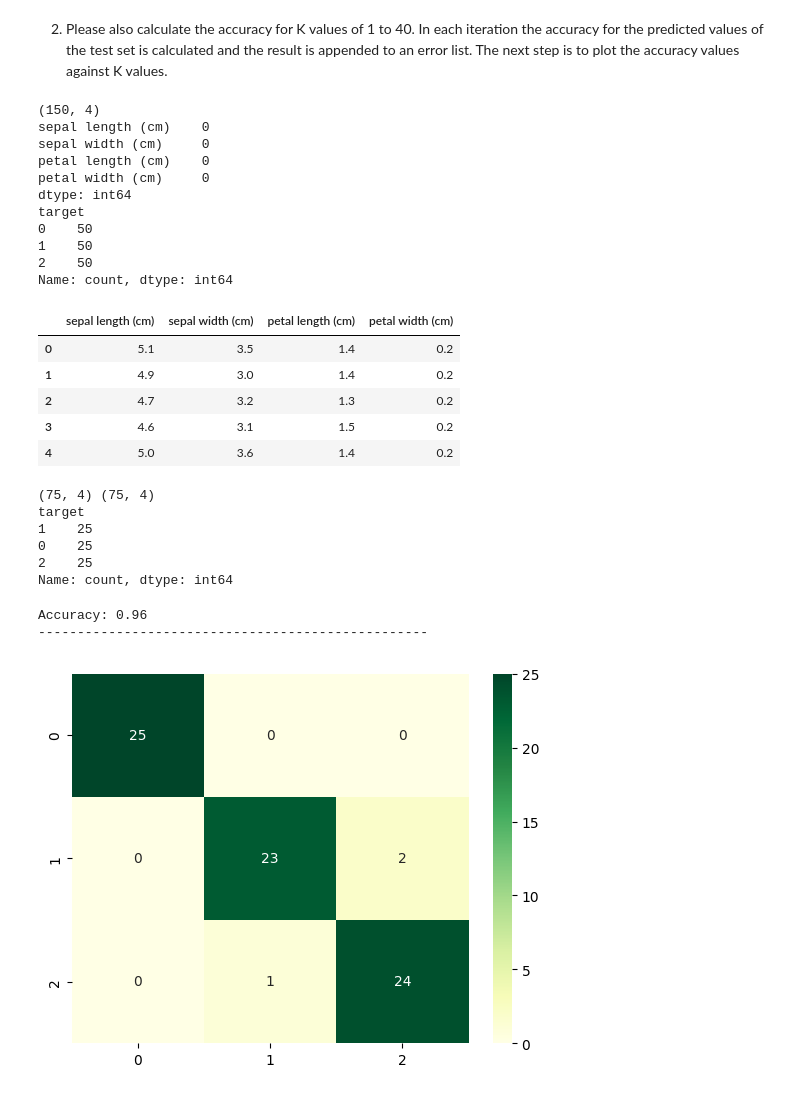
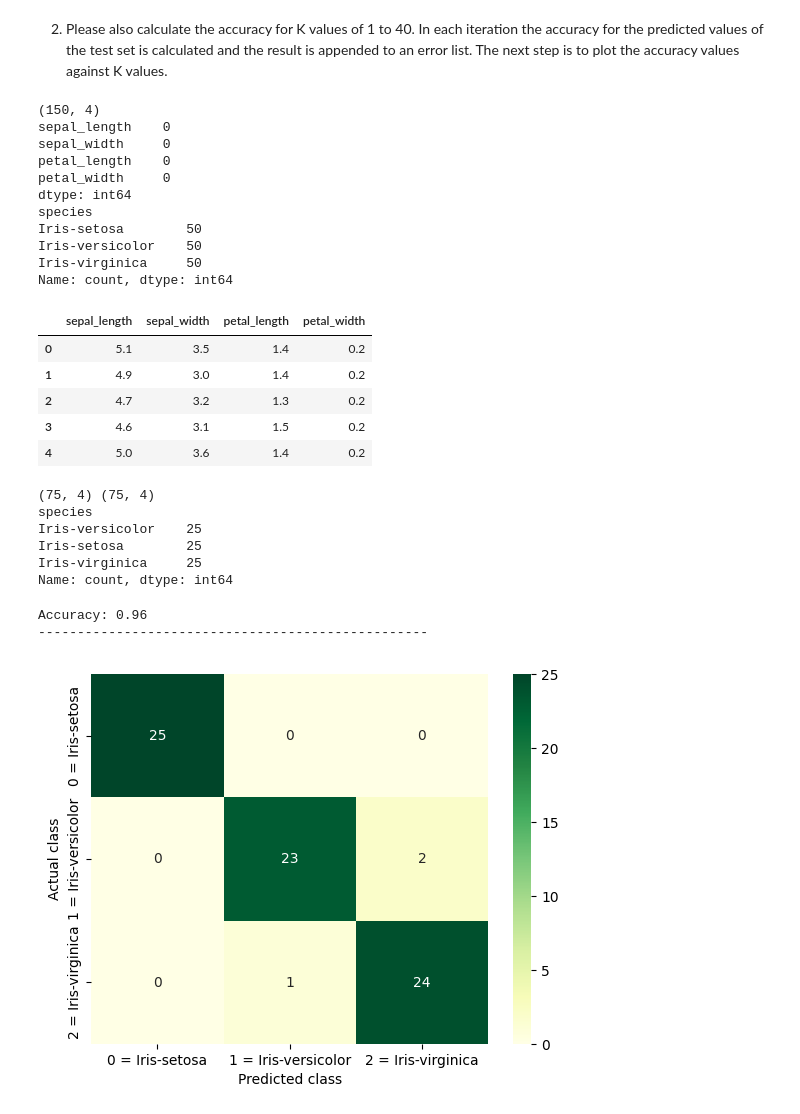
Before and after one commit to timvpfeiffer/ds-distance-metrics-knn-tim, a Jupyter notebook: 4_knn_exercise.ipynb, the cells around one changed output. Cells and saved outputs as stored; diff of their text form; code cells hidden in the pictures.

```diff
--- a/4_knn_exercise.ipynb
+++ b/4_knn_exercise.ipynb
@@ -27,12 +27,13 @@ The next step is to plot the accuracy values against K values.
 # Step 1: Import and load the data
 import numpy as np
 import pandas as pd
-from sklearn.datasets import load_iris
 
-# Load iris as a DataFrame with named columns
-iris = load_iris(as_frame=True)
-X = iris.data      # 4 feature columns (cm)
-y = iris.target    # 0 = setosa, 1 = versicolor, 2 = virginica
+# Read the iris data from the csv file in the data folder (same source as the offered solution)
+df = pd.read_csv("data/iris.csv")
+
+# Separate features (4 measurement columns, in cm) from the target (species name)
+X = df.drop(columns="species")
+y = df["species"]
 
 # Inspect the data: shape, missing values, class balance
 print(X.shape)
@@ -41,17 +42,17 @@ print(y.value_counts())  # expect 50 samples per class
 X.head()
 # %% [output]
 (150, 4)
-sepal length (cm)    0
-sepal width (cm)     0
-petal length (cm)    0
-petal width (cm)     0
+sepal_length    0
+sepal_width     0
+petal_length    0
+petal_width     0
 dtype: int64
-target
-0    50
-1    50
-2    50
+species
+Iris-setosa        50
+Iris-versicolor    50
+Iris-virginica     50
 Name: count, dtype: int64
-|  | sepal length (cm) | sepal width (cm) | petal length (cm) | petal width (cm) |
+|  | sepal_length | sepal_width | petal_length | petal_width |
 | 0 | 5.1 | 3.5 | 1.4 | 0.2 |
 | 1 | 4.9 | 3.0 | 1.4 | 0.2 |
 | 2 | 4.7 | 3.2 | 1.3 | 0.2 |
@@ -74,10 +75,10 @@ print(X_train.shape, X_test.shape)  # expect (75, 4) and (75, 4)
 print(y_train.value_counts())       # expect 25 per class
 # %% [output]
 (75, 4) (75, 4)
-target
-1    25
-0    25
-2    25
+species
+Iris-versicolor    25
+Iris-setosa        25
+Iris-virginica     25
 Name: count, dtype: int64
 # %%
 # Step 3: Fit KNN on the unscaled data, predict and evaluate
@@ -87,36 +88,47 @@ from sklearn.neighbors import KNeighborsClassifier
 from sklearn.metrics import accuracy_score, confusion_matrix
 
 
 def fit_and_evaluate(X_tr, X_te, y_tr, y_te, k=5):
     """Fit a KNN model on the train data and return its accuracy on the test data."""
     # Create the model: each prediction is a majority vote of the k nearest neighbors
     # metric="euclidean" states the distance explicitly (it is also the default)
     knn = KNeighborsClassifier(n_neighbors=k, metric="euclidean")
 
     # "Fit" the model: KNN just stores the training data
     knn.fit(X_tr, y_tr)
 
     # Predict the class of every test row
     y_pred = knn.predict(X_te)
 
     # Compare predictions with the true labels
     acc = accuracy_score(y_te, y_pred)
     print("Accuracy:", round(acc, 2))
     print("-----" * 10)
 
+    # Axis labels: "0 = Iris-setosa" etc. (knn.classes_ is in the same order as the matrix rows/columns)
+    labels = [f"{i} = {name}" for i, name in enumerate(knn.classes_)]
+
     # Confusion matrix as heatmap (as in notebook 3):
-    # rows = true class, columns = predicted class; off-diagonal cells are mistakes
-    sns.heatmap(confusion_matrix(y_te, y_pred), annot=True, cmap="YlGn")
+    # rows = actual (true) class, columns = predicted class; off-diagonal cells are mistakes
+    sns.heatmap(
+        confusion_matrix(y_te, y_pred),
+        annot=True,
+        cmap="YlGn",
+        xticklabels=labels,  # column labels: predicted classes
+        yticklabels=labels,  # row labels: actual classes
+    )
+    plt.xlabel("Predicted class")
+    plt.ylabel("Actual class")
     plt.show()  # show the heatmap right away, so each call draws its own plot
     return acc
 
 
 # Unscaled data (raw measurements in cm)
 acc_unscaled = fit_and_evaluate(X_train, X_test, y_train, y_test)
 # %% [output]
 Accuracy: 0.96
 --------------------------------------------------
-[figure, old version]
+[figure, new version]
 # %%
 # Step 4: Scale the data and compare
 from sklearn.preprocessing import StandardScaler
```
Also changed, not shown: parts of 2 cells of this notebook, 2 other files.
